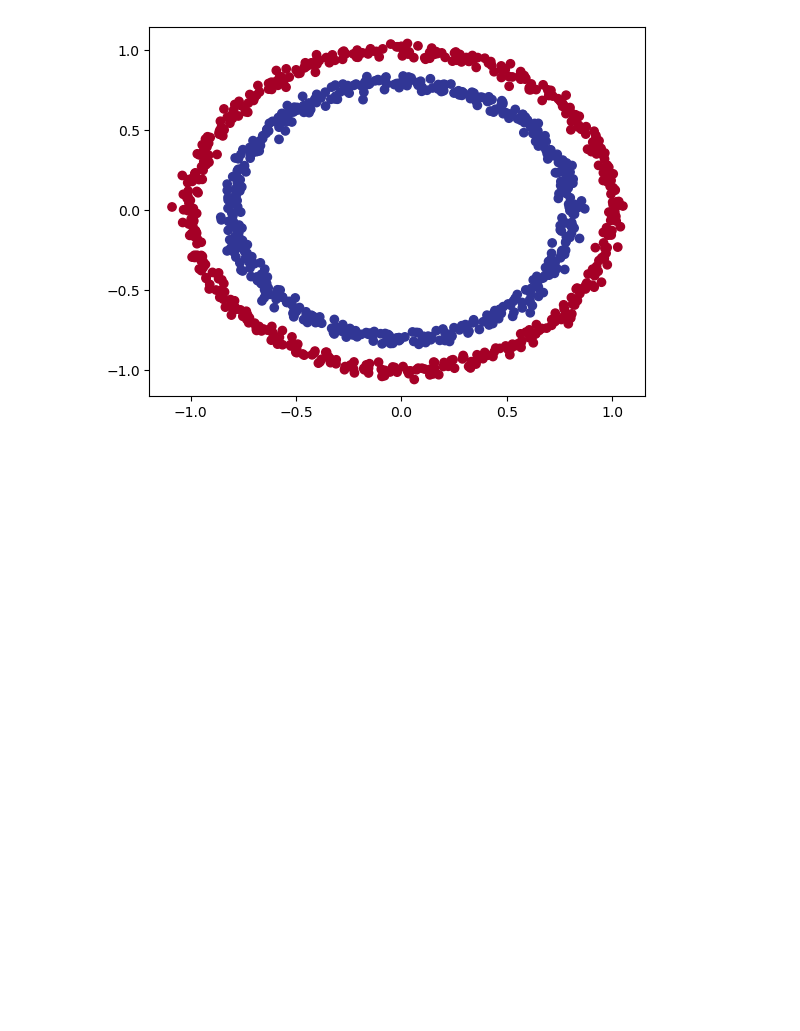
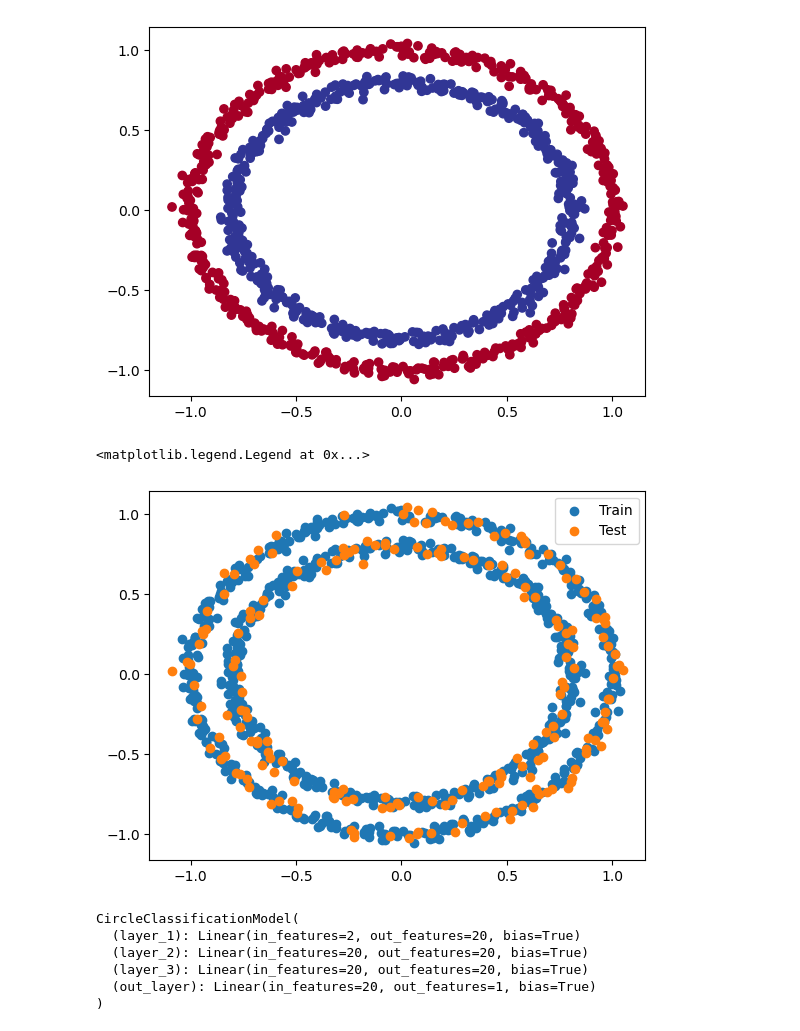
Before and after one commit to onlineinfoh/PyTorch, a Jupyter notebook: 02_neural_network_classification.ipynb, the cells around one changed output. Cells and saved outputs as stored; diff of their text form; code cells hidden in the pictures; blank space fills up the shorter version.

```diff
--- a/02_neural_network_classification.ipynb
+++ b/02_neural_network_classification.ipynb
@@ -52,10 +52,58 @@ plt.scatter(x=X[:, 0], y=X[:, 1], c=y, cmap=plt.cm.RdYlBu)
 [figure]
 # %%
 # Convert data to tensor
-X = torch.tensor(X)
-y = torch.tensor(y)
+X = torch.tensor(X).type(torch.float)
+y = torch.tensor(y).type(torch.float)
 # %%
 # Split data to train and test
 from sklearn.model_selection import train_test_split
 
-X_train, X_test, y_train, y_test = tr
+X_train, X_test, y_train, y_test =train_test_split(X, y, test_size=0.2, random_state=314)
+# %%
+# Distribution of train-test data
+plt.scatter(x=X_train[:, 0], y=X_train[:, 1], label="Train")
+plt.scatter(x=X_test[:, 0], y=X_test[:, 1], label="Test")
+plt.legend()
+# %% [output]
+<matplotlib.legend.Legend at 0x...>
+[figure, added]
+# %%
+## Build a model for classification of circles
+
+class CircleClassificationModel(nn.Module):
+    def __init__(self):
+        super().__init__()
+
+        # Create nn.linear layer that can handle the data
+        self.layer_1 = nn.Linear(in_features=2, out_features=20) # take in two values(point coorninates) and upscale it to 20
+        self.layer_2 = nn.Linear(in_features=20, out_features=20) # process 20 upscaled values
+        self.layer_3 = nn.Linear(in_features=20, out_features=20) # process 20 upscaled values
+        self.out_layer = nn.Linear(in_features=20, out_features=1) # take the 20 processed values and output one answer
+
+    def forward(self, X):
+        X = X.float()
+        return self.out_layer(self.layer_3(self.layer_2(self.layer_1(X))))
+
+# Random seed
+torch.manual_seed(100)
+
+model = CircleClassificationModel()
+
+# Simpler way to set up basic model
+'''
+model = nn.Sequential(
+    nn.Linear(in_features=2, out_features=20),
+    nn.Linear(in_features=20, out_features=20),
+    nn.Linear(in_features=20, out_features=20),
+    nn.Linear(in_features=20, out_features=1)
+)
+'''
+
+model
+# %% [output]
+CircleClassificationModel(
+  (layer_1): Linear(in_features=2, out_features=20, bias=True)
+  (layer_2): Linear(in_features=20, out_features=20, bias=True)
+  (layer_3): Linear(in_features=20, out_features=20, bias=True)
+  (out_layer): Linear(in_features=20, out_features=1, bias=True)
+)
```
Also changed, not shown: parts of 3 cells of this notebook.
